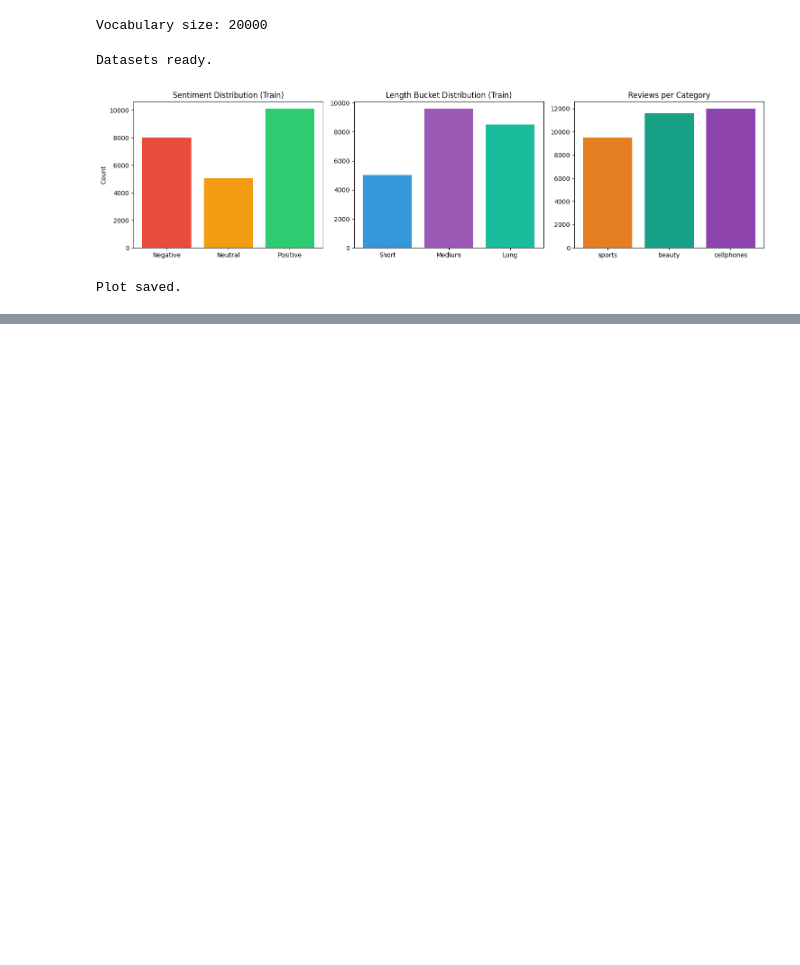
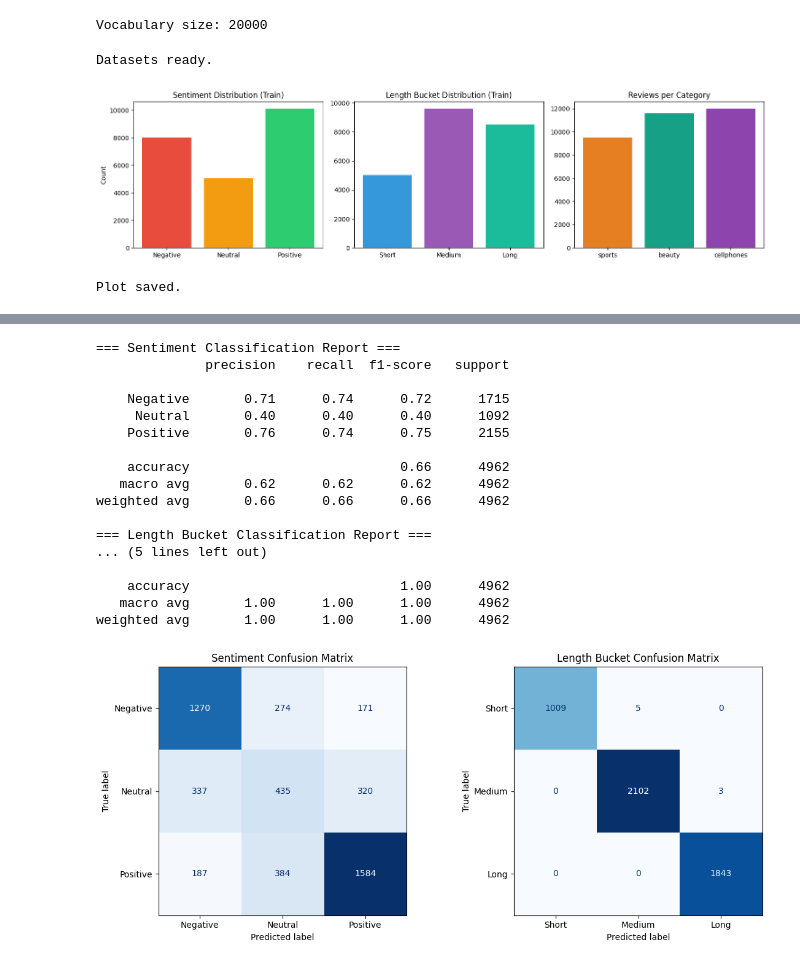
Before and after one commit to dilawaiz-hameed/i23-2518-NLP-Assignment3, a Jupyter notebook: i232518_NLP_Assignment3.ipynb, the cells around one changed output, grey strips where cells are left out. Drawn from its saved outputs; the diff is of its cells as text; code cells hidden in the pictures; blank space fills up the shorter version.

```diff
--- a/i232518_NLP_Assignment3.ipynb
+++ b/i232518_NLP_Assignment3.ipynb
@@ -274,0 +567,55 @@ Plot saved.
+# %%
+# ── 2.9 Test Evaluation ───────────────────────────────────────
+encoder.load_state_dict(torch.load('models/encoder_best.pt', map_location=DEVICE))
+encoder.eval()
+
+all_s_preds, all_s_true = [], []
+all_l_preds, all_l_true = [], []
+
+with torch.no_grad():
+    for batch in test_loader:
+        ids  = batch['ids'].to(DEVICE)
+        s_logit, l_logit, _ = encoder(ids)
+        all_s_preds.extend(s_logit.argmax(-1).cpu().tolist())
+        all_s_true.extend(batch['sentiment'].tolist())
+        all_l_preds.extend(l_logit.argmax(-1).cpu().tolist())
+        all_l_true.extend(batch['len_label'].tolist())
+
+print('=== Sentiment Classification Report ===')
+print(classification_report(all_s_true, all_s_preds, target_names=SENTIMENT_NAMES))
+
+print('=== Length Bucket Classification Report ===')
+print(classification_report(all_l_true, all_l_preds, target_names=LENGTH_NAMES))
+
+# Confusion matrices
+fig, axes = plt.subplots(1, 2, figsize=(12, 5))
+for ax, y_true, y_pred, names, title in [
+    (axes[0], all_s_true, all_s_preds, SENTIMENT_NAMES, 'Sentiment'),
+    (axes[1], all_l_true, all_l_preds, LENGTH_NAMES,    'Length Bucket'),
+]:
+    cm = confusion_matrix(y_true, y_pred)
+    disp = ConfusionMatrixDisplay(cm, display_labels=names)
+    disp.plot(ax=ax, colorbar=False, cmap='Blues')
+    ax.set_title(f'{title} Confusion Matrix')
+plt.tight_layout()
+plt.savefig('results/encoder_confusion_matrices.png', dpi=150)
+plt.show()
+# %% [output]
+=== Sentiment Classification Report ===
+              precision    recall  f1-score   support
+
+    Negative       0.71      0.74      0.72      1715
+     Neutral       0.40      0.40      0.40      1092
+    Positive       0.76      0.74      0.75      2155
+
+    accuracy                           0.66      4962
+   macro avg       0.62      0.62      0.62      4962
+weighted avg       0.66      0.66      0.66      4962
+
+=== Length Bucket Classification Report ===
+... (5 lines left out)
+
+    accuracy                           1.00      4962
+   macro avg       1.00      1.00      1.00      4962
+weighted avg       1.00      1.00      1.00      4962
+[figure, added]
```
Also changed, not shown: parts of 9 cells of this notebook.
